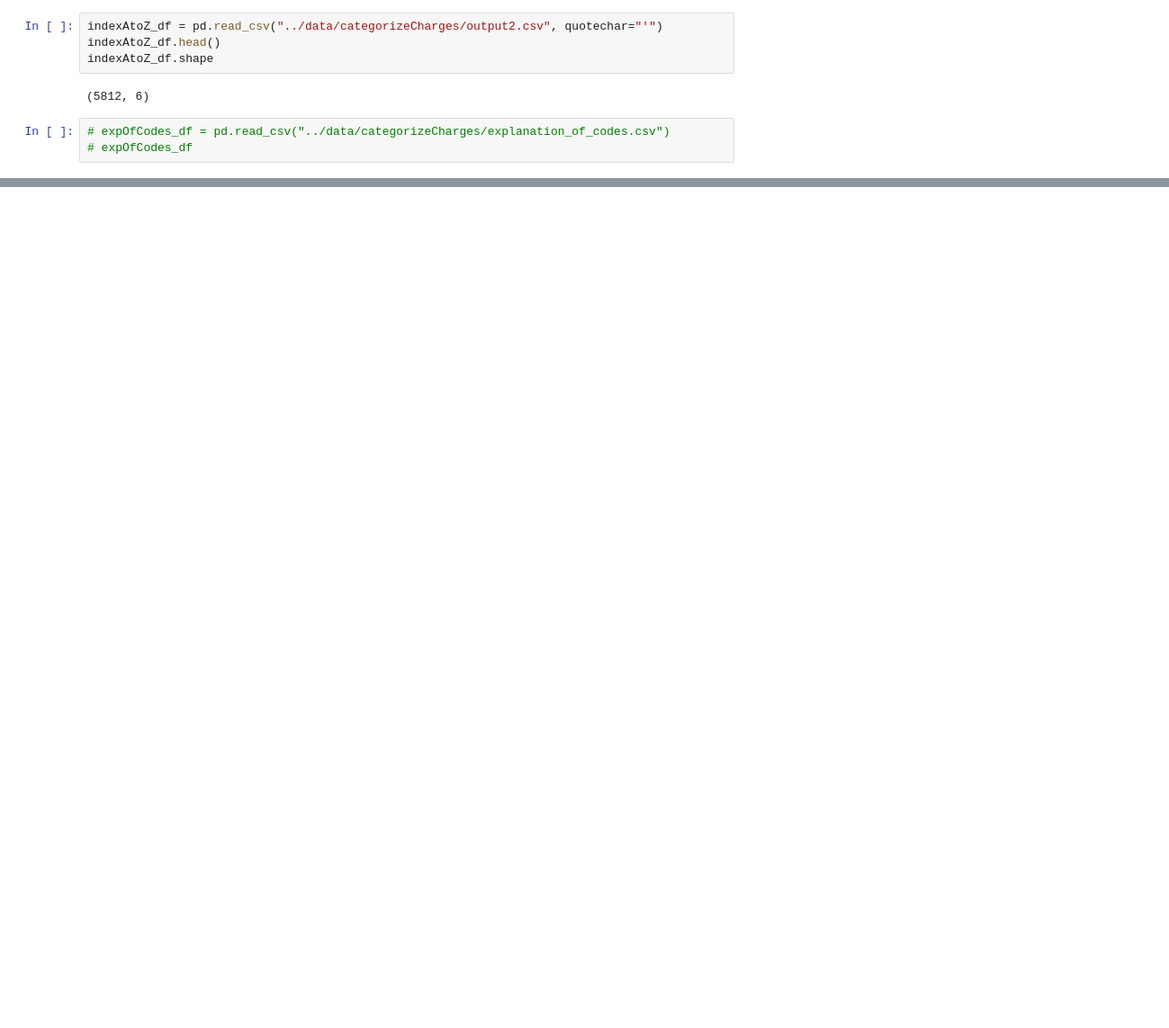
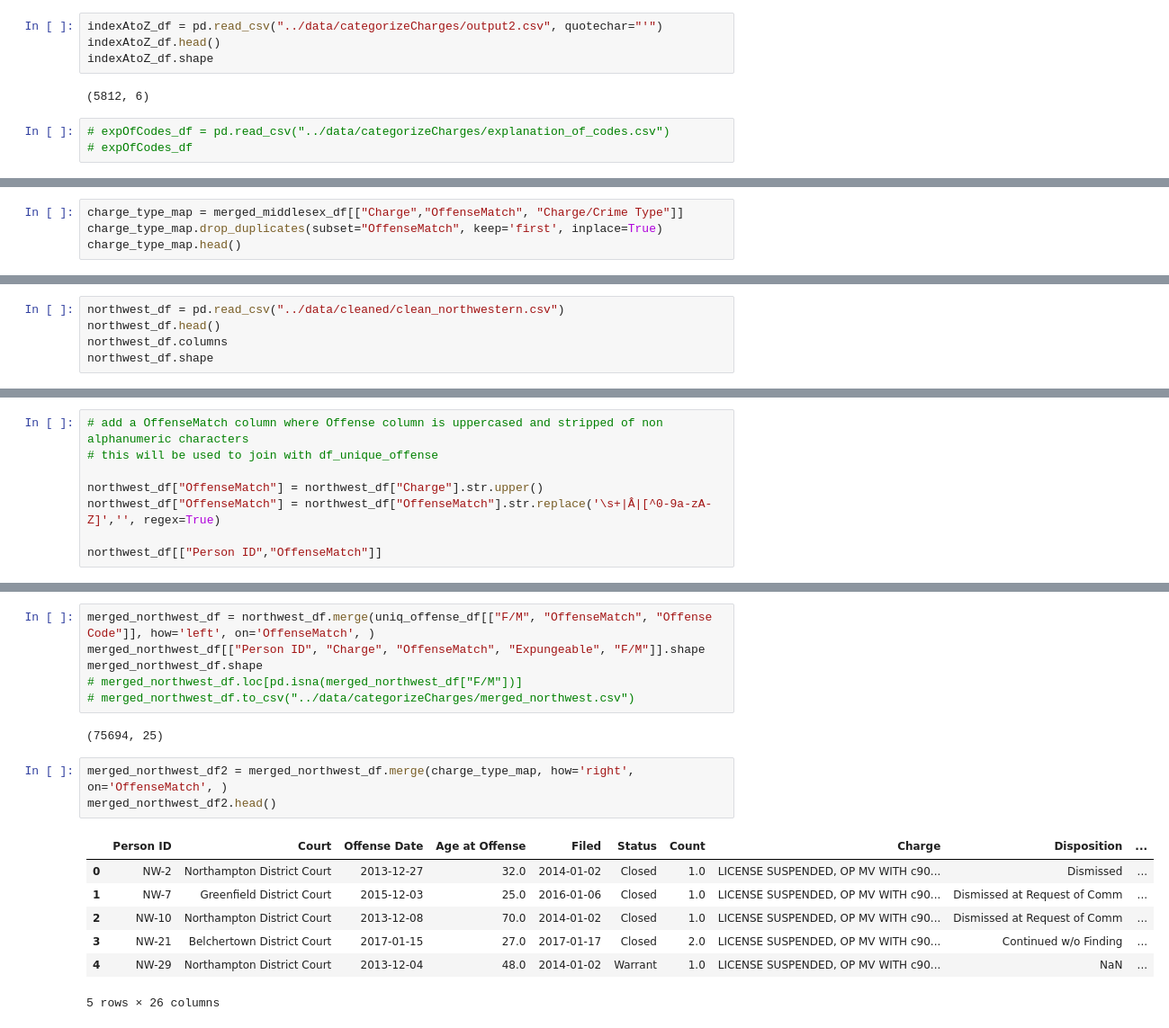
Before and after one commit to codeforboston/clean-slate-data, a Jupyter notebook: notebooks/Categorize Charges.ipynb, the cells around one changed output, grey strips where cells are left out. Shown at 90% size. Saved outputs shown, nothing was run; the diff lists cells and outputs as text; blank space fills up the shorter version.

Commit message:
merged index of complaints f/m column to middlesex, suffolks, and northwest data

```diff
--- a/notebooks/Categorize Charges.ipynb
+++ b/notebooks/Categorize Charges.ipynb
@@ -142,0 +187,4 @@ clean_middlesex_df[["Case Number","OffenseMatch"]]
+# %%
+charge_type_map = merged_middlesex_df[["Charge","OffenseMatch", "Charge/Crime Type"]]
+charge_type_map.drop_duplicates(subset="OffenseMatch", keep='first', inplace=True)
+charge_type_map.head()
@@ -142,0 +212,5 @@ clean_middlesex_df[["Case Number","OffenseMatch"]]
+# %%
+northwest_df = pd.read_csv("../data/cleaned/clean_northwestern.csv")
+northwest_df.head()
+northwest_df.columns
+northwest_df.shape
@@ -142,0 +219,8 @@ clean_middlesex_df[["Case Number","OffenseMatch"]]
+# %%
+# add a OffenseMatch column where Offense column is uppercased and stripped of non alphanumeric characters
+# this will be used to join with df_unique_offense
+
+northwest_df["OffenseMatch"] = northwest_df["Charge"].str.upper()
+northwest_df["OffenseMatch"] = northwest_df["OffenseMatch"].str.replace('\s+|Â|[^0-9a-zA-Z]','', regex=True)
+
+northwest_df[["Person ID","OffenseMatch"]]
@@ -142,0 +241,19 @@ clean_middlesex_df[["Case Number","OffenseMatch"]]
+# %%
+merged_northwest_df = northwest_df.merge(uniq_offense_df[["F/M", "OffenseMatch", "Offense Code"]], how='left', on='OffenseMatch', )
+merged_northwest_df[["Person ID", "Charge", "OffenseMatch", "Expungeable", "F/M"]].shape
+merged_northwest_df.shape
+# merged_northwest_df.loc[pd.isna(merged_northwest_df["F/M"])]
+# merged_northwest_df.to_csv("../data/categorizeCharges/merged_northwest.csv")
+# %% [output]
+(75694, 25)
+# %%
+merged_northwest_df2 = merged_northwest_df.merge(charge_type_map, how='right', on='OffenseMatch', )
+merged_northwest_df2.head()
+# %% [output]
+|  | Person ID | Court | Offense Date | Age at Offense | Filed | Status | Count | Charge | Disposition | ... |
+| 0 | NW-2 | Northampton District Court | 2013-12-27 | 32.0 | 2014-01-02 | Closed | 1.0 | LICENSE SUSPENDED, OP MV WITH c90... | Dismissed | ... |
+| 1 | NW-7 | Greenfield District Court | 2015-12-03 | 25.0 | 2016-01-06 | Closed | 1.0 | LICENSE SUSPENDED, OP MV WITH c90... | Dismissed at Request of Comm | ... |
+| 2 | NW-10 | Northampton District Court | 2013-12-08 | 70.0 | 2014-01-02 | Closed | 1.0 | LICENSE SUSPENDED, OP MV WITH c90... | Dismissed at Request of Comm | ... |
+| 3 | NW-21 | Belchertown District Court | 2017-01-15 | 27.0 | 2017-01-17 | Closed | 2.0 | LICENSE SUSPENDED, OP MV WITH c90... | Continued w/o Finding | ... |
+| 4 | NW-29 | Northampton District Court | 2013-12-04 | 48.0 | 2014-01-02 | Warrant | 1.0 | LICENSE SUSPENDED, OP MV WITH c90... | NaN | ... |
+5 rows × 26 columns
```
Also changed, not shown: parts of 27 cells of this notebook, 6 other files.
